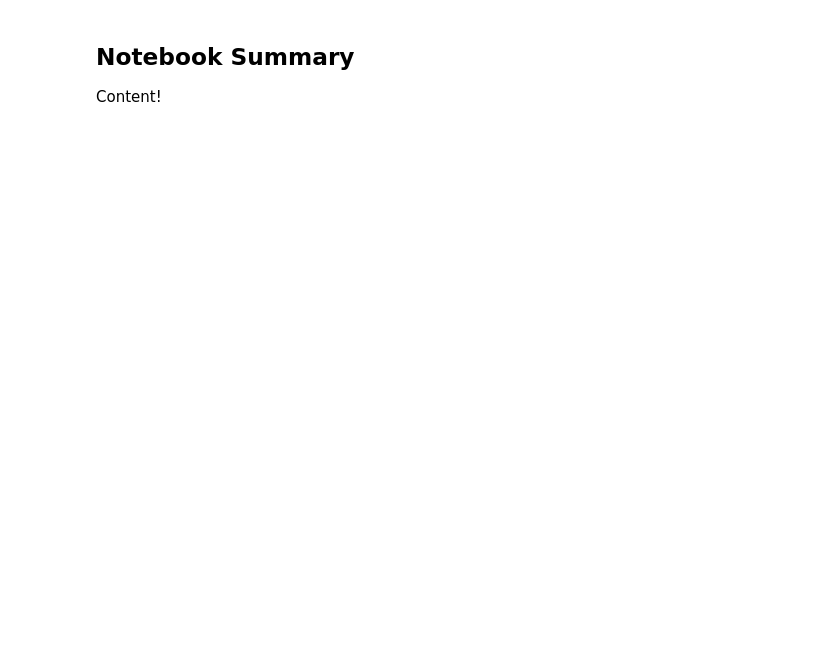
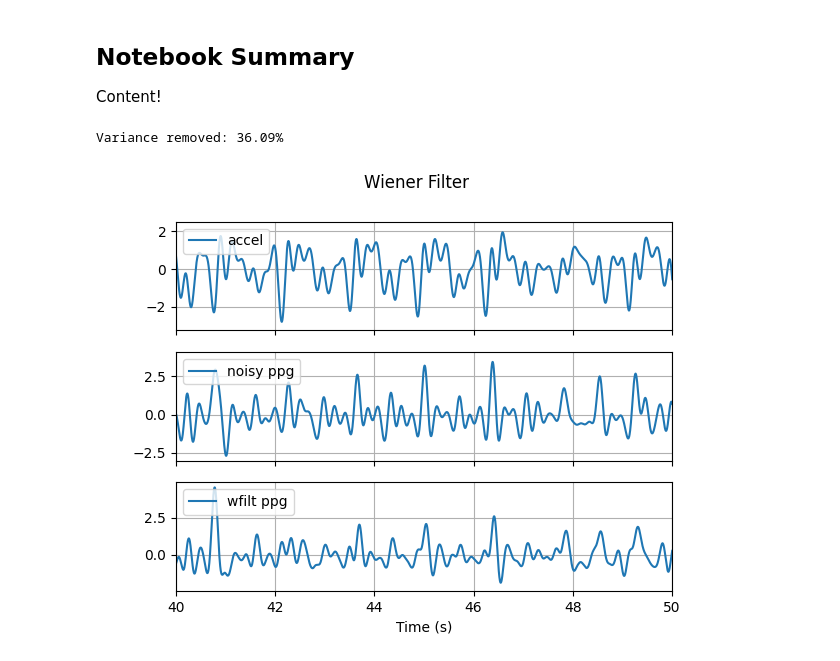
Before and after one commit to lane-miller/statistical-dsp-studies, a Jupyter notebook: 01_wiener_lms_nlms_rls/adaptive_filters.ipynb, the cells around one changed output. Saved outputs shown, nothing was run; the diff lists cells and outputs as text; code cells hidden in the pictures; blank space fills up the shorter version.

Commit message:
nb01: implement wiener filter

```diff
--- a/01_wiener_lms_nlms_rls/adaptive_filters.ipynb
+++ b/01_wiener_lms_nlms_rls/adaptive_filters.ipynb
@@ -22,14 +22,14 @@ annotation = wfdb.rdann('s3_walk',
                          pn_dir='wrist/1.0.0')
 
 fs = 256
-ppg = record.p_signal[:, 1]
+ppg_raw = record.p_signal[:, 1]
 accel_x = record.p_signal[:, 5]
 accel_y = record.p_signal[:, 6]
 accel_z = record.p_signal[:, 7]
-accel_mag = np.sqrt(accel_x**2 + accel_y**2 + accel_z**2)
 r_peaks = annotation.sample
 
-t = np.arange(len(ppg)) / fs
+# Combine accel channels
+accel_raw = accel_x + accel_y + accel_z
 # %%
 # Pre-processing
 
@@ -47,3 +55,44 @@ accel_filt = signal.sosfilt(sos, accel)
 # Normalize: PPG and accel data in different units on different scales
 ppg_norm = (ppg_filt - np.mean(ppg_filt)) / np.std(ppg_filt)
 accel_norm = (accel_filt - np.mean(accel_filt)) / np.std(accel_filt)
+# %%
+# Wiener filter
+
+N = len(ppg_norm)
+M = 32
+
+R = np.zeros((M, M))
+p = np.zeros(M)
+
+for n in range(M, N):
+    x_n = accel_norm[n - M:n]
+    R += np.outer(x_n, x_n)
+    p += ppg_norm[n] * x_n
+
+R /= (N - M)
+p /= (N - M)
+
+lambda_reg = 1e-5
+w_wiener = np.linalg.solve(R + lambda_reg * np.eye(M), p)
+
+y_wiener = signal.filtfilt(w_wiener, [1.0], accel_norm)
+e_wiener = ppg_norm - y_wiener
+
+var_removed = np.var(ppg_norm) - np.var(e_wiener)
+pct_removed = 100 * var_removed / np.var(ppg_norm)
+print(f"Variance removed: {pct_removed:.2f}%")
+# %% [output]
+Variance removed: 36.09%
+# %%
+fig, ax = plt.subplots(3,1, sharex=True)
+ax[0].plot(t, accel_norm, label='accel')
+ax[1].plot(t, ppg_norm, label='noisy ppg')
+ax[2].plot(t, e_wiener, label='wfilt ppg')
+ax[2].set_xlabel('Time (s)')
+fig.suptitle('Wiener Filter')
+for axi in ax:
+    axi.legend(loc='upper left')
+    axi.grid(True)
+    axi.set_xlim(40, 50)
+# %% [output]
+[figure, added]
```
Also changed, not shown: parts of 2 cells of this notebook.
